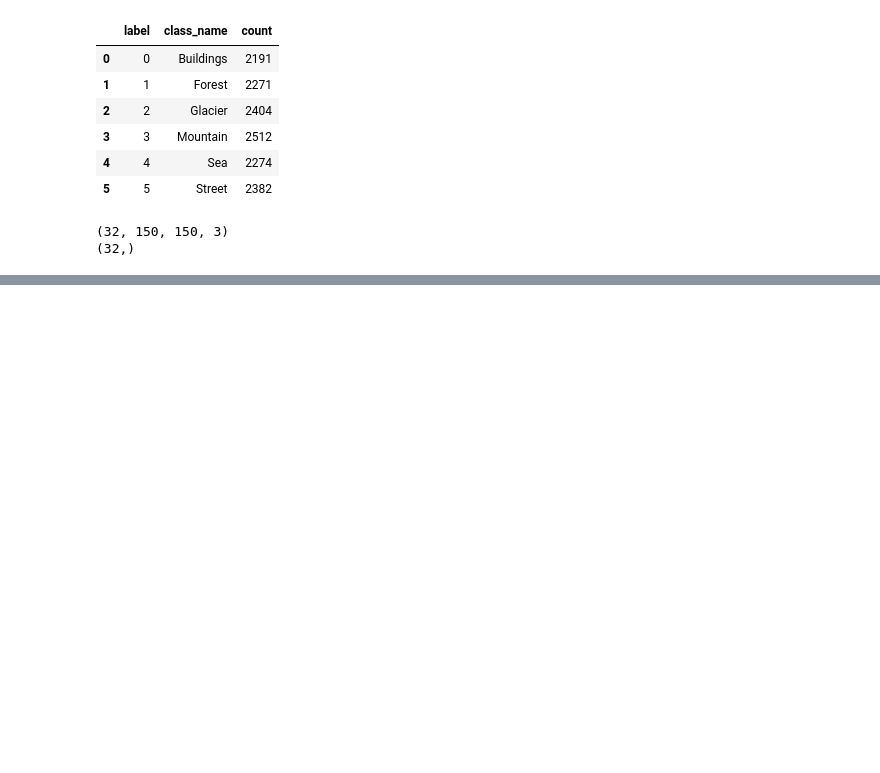
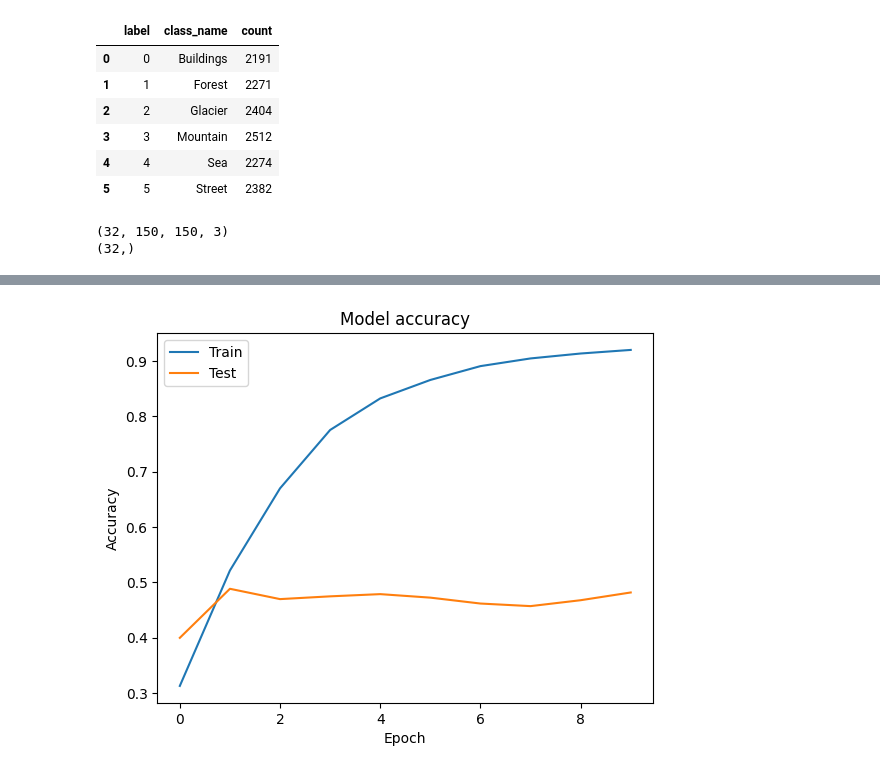
Before and after one commit to kale-sahil/intel-image-classification, a Jupyter notebook: Copy_of_Intel_Classification_Dataset.ipynb, the cells around one changed output, grey strips where cells are left out. Cells and saved outputs as stored; diff of their text form; code cells hidden in the pictures; blank space fills up the shorter version.

```diff
--- a/Copy_of_Intel_Classification_Dataset.ipynb
+++ b/Copy_of_Intel_Classification_Dataset.ipynb
@@ -676,0 +317,20 @@ demo.launch()
+# %%
+model2 = Models.Sequential()
+
+#Convolution
+model2.add(Layers.Conv2D(200, kernel_size=(3,3),activation='relu',input_shape=(150,150,3)))
+model2.add(Layers.Conv2D(180, kernel_size=(3,3),activation='relu'))
+model2.add(Layers.MaxPool2D(3,3))
+model2.add(Layers.Flatten())
+
+#ANN
+model2.add(Layers.Dense(180,activation='relu'))
+model2.add(Layers.Dense(120,activation='relu'))
+
+#O/P Layer 6 becuase - 6 classes
+model2.add(Layers.Dense(6,activation='softmax'))
+
+# compiling the model and adding the optimizer
+model2.compile(optimizer = Adam(learning_rate = 0.001), loss = 'sparse_categorical_crossentropy', metrics=['accuracy'])
+
+model2.summary()
@@ -676,0 +355,3 @@ demo.launch()
+# %%
+# fitting the model
+trained_model2 = model2.fit(df_train, validation_data = df_test, batch_size=32, validation_split=0.3, epochs =10)
@@ -676,0 +379,4 @@ demo.launch()
+# %%
+model_accuracy(trained_model2)
+# %% [output]
+[figure, added]
```
Also changed, not shown: parts of 80 cells of this notebook.
